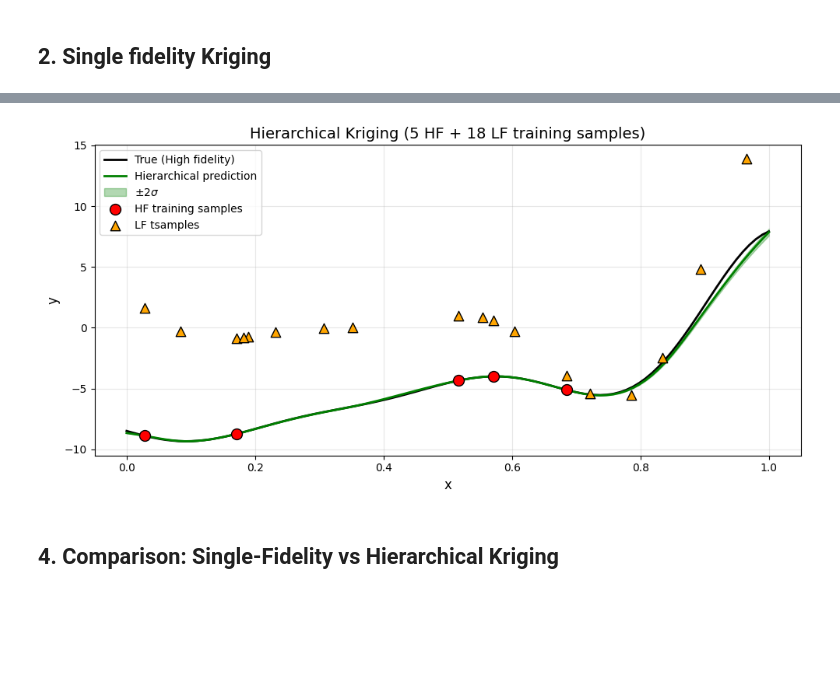
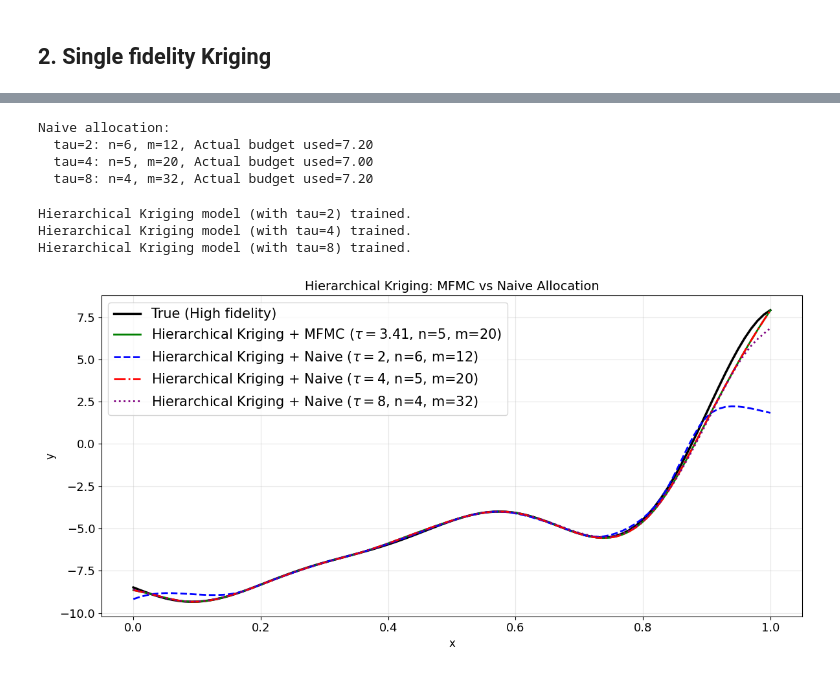
Before and after one commit to dkang339/mfkriging, a Jupyter notebook: code/examples/demo.ipynb, the cells around one changed output, grey strips where cells are left out. Drawn from its saved outputs; the diff is of its cells as text; code cells hidden in the pictures; blank space fills up the shorter version.

```diff
--- a/code/examples/demo.ipynb
+++ b/code/examples/demo.ipynb
@@ -159,24 +208,69 @@ Hierarchical kriging model trained.
+# %%
+# naive allocation for tau = 2, 4, 8
+p = budget
+tau_values = [2, 4, 8]
+
+# compute naive allocations
+n_naive = np.zeros(len(tau_values), dtype=int)
+m_naive = np.zeros(len(tau_values), dtype=int)
+
+for j, tau in enumerate(tau_values):
+    n_naive[j] = int(np.floor(p / (w[0] + w[1] * tau)))
+    m_naive[j] = int(np.floor(tau * n_naive[j]))
+
+print("Naive allocation:")
+for j, tau in enumerate(tau_values):
+    actual_budget = n_naive[j] * w[0] + m_naive[j] * w[1]
+    print(f"  tau={tau}: n={n_naive[j]}, m={m_naive[j]}, Actual budget used={actual_budget:.2f}")
+# %% [output]
+Naive allocation:
+  tau=2: n=6, m=12, Actual budget used=7.20
+  tau=4: n=5, m=20, Actual budget used=7.00
+  tau=8: n=4, m=32, Actual budget used=7.20
+# %%
+# train models for each naive allocation
+naive_predictions = []
+for j, tau in enumerate(tau_values):
+
+    # generate nested samples
+    np.random.seed(101)  # use same seed with MFMC allocation
+    x_low_naive = np.random.uniform(0, 1, m_naive[j]).reshape(-1, 1)
+    y_low_naive = f_low(x_low_naive.ravel()).reshape(-1, 1)
+
+    x_high_naive = x_low_naive[:n_naive[j]]
+    y_high_naive = f_high(x_high_naive.ravel()).reshape(-1, 1)
+
+    # train hierarchical Kriging model
+    model_naive = MFKriging(kernel='ardmatern32', regularize=True, normalize=True, n_restart=5)
+    model_naive.train(x_low_naive, y_low_naive, x_high_naive, y_high_naive)
+    print(f"Hierarchical Kriging model (with tau={tau}) trained.")
+
+    # predict
+    y_pred_naive, var_pred_naive = model_naive.predict(x_test, return_var=True)
+    naive_predictions.append(y_pred_naive)
+# %% [output]
+Hierarchical Kriging model (with tau=2) trained.
+Hierarchical Kriging model (with tau=4) trained.
+Hierarchical Kriging model (with tau=8) trained.
 # %%
-# Plot hierarchical kriging prediction
-plt.figure(figsize=(10, 5))
-plt.plot(x_plot, y_high_true, 'k-', linewidth=2, label='True (High fidelity)')
-plt.plot(x_plot, y_pred_mf.ravel(), 'g-', linewidth=2, label='Hierarchical prediction')
-plt.fill_between(x_plot.ravel(),
-                 y_pred_mf.ravel() - 2*std_pred_mf,
-                 y_pred_mf.ravel() + 2*std_pred_mf,
-                 alpha=0.3, color='green', label=r'$\pm 2\sigma$')
-plt.scatter(x_train_high.ravel(), y_train_high.ravel(),
-            c='red', s=100, zorder=5, edgecolors='black', label='HF training samples')
-plt.scatter(x_train_low.ravel(), y_train_low.ravel(),
-            c='orange', s=80, zorder=4, edgecolors='black', marker='^', label='LF tsamples')
+# plot comparison: MFMC + 3 naive allocations
+plt.figure(figsize=(12, 6))
+plt.plot(x_plot, y_high_true, 'k-', linewidth=2.5, label='True (High fidelity)')
+plt.plot(x_plot, y_pred_mf.ravel(), 'g-', linewidth=2, label=rf'Hierarchical Kriging + MFMC ($\tau={const[1]:.2f}$, n={n_high}, m={n_low})')
+colors = ['blue', 'red', 'purple']
+linestyles = ['--', '-.', ':']
+for j, tau in enumerate(tau_values):
+    plt.plot(x_plot, naive_predictions[j].ravel(),
+             color=colors[j], linestyle=linestyles[j], linewidth=2,
+             label=rf'Hierarchical Kriging + Naive ($\tau={tau}$, n={n_naive[j]}, m={m_naive[j]})')
 plt.xlabel('x', fontsize=12)
 plt.ylabel('y', fontsize=12)
-plt.title(f'Hierarchical Kriging ({n_high} HF + {n_low} LF training samples)', fontsize=14)
-plt.legend(fontsize=10)
+plt.xticks(fontsize=13)
+plt.yticks(fontsize=13)
+plt.title('Hierarchical Kriging: MFMC vs Naive Allocation', fontsize=14)
+plt.legend(fontsize=15, loc='best')
 plt.grid(True, alpha=0.3)
 plt.tight_layout()
 plt.show()
 # %% [output]
-[figure, old version]
+[figure, new version]
-# %% [markdown]
-## 4. Comparison: Single-Fidelity vs Hierarchical Kriging
```
Also changed, not shown: parts of 21 cells of this notebook, 2 other files.
